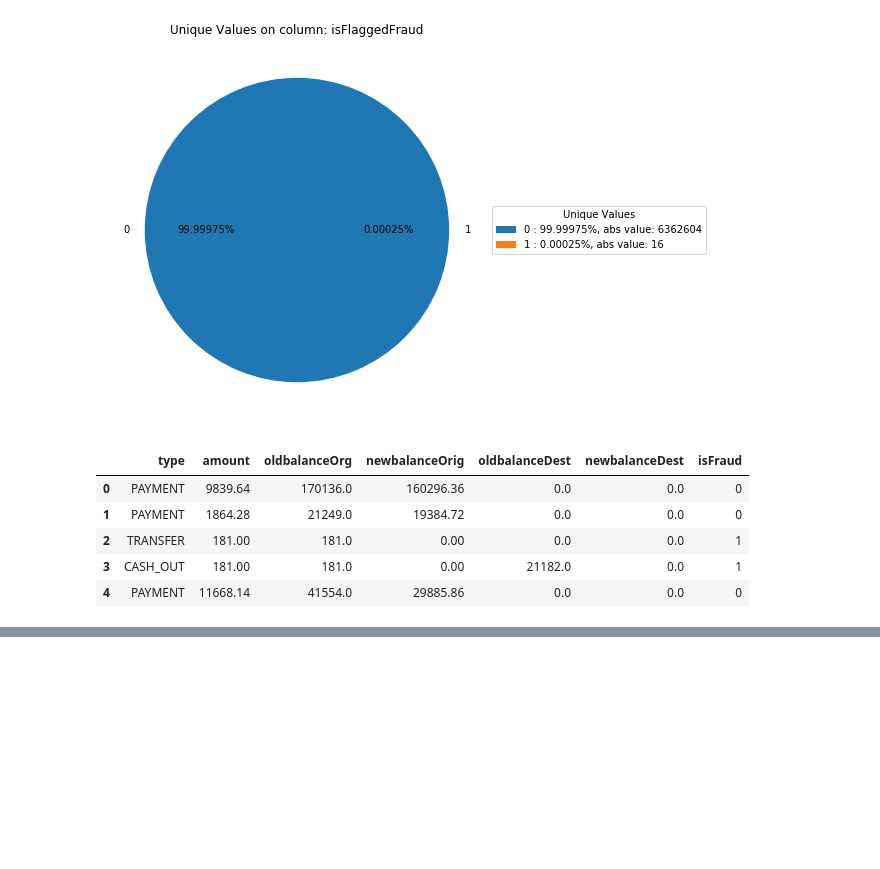
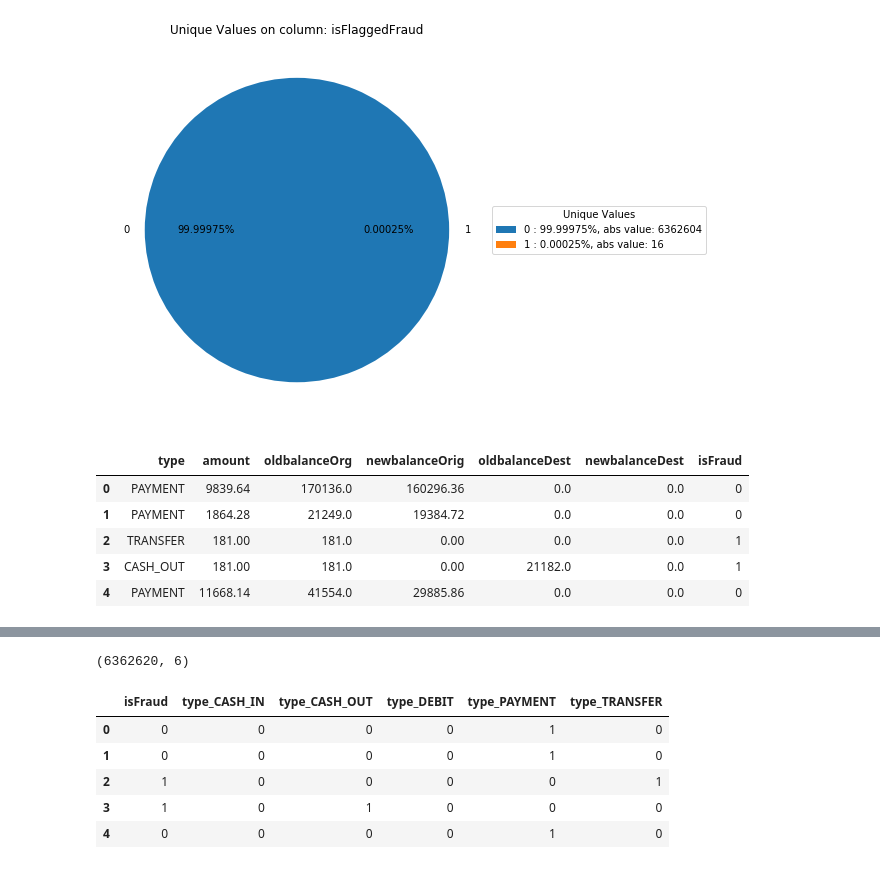
Before and after one commit to MoonL1ght/ML-Things, a Jupyter notebook: DS/autoencoder/Autoencoder pytorch.ipynb, the cells around one changed output, grey strips where cells are left out. Saved outputs shown, nothing was run; the diff lists cells and outputs as text; code cells hidden in the pictures; blank space fills up the shorter version.

```diff
--- a/DS/autoencoder/Autoencoder pytorch.ipynb
+++ b/DS/autoencoder/Autoencoder pytorch.ipynb
@@ -103,3 +107,7 @@ df.head()
 | 2 | TRANSFER | 181.00 | 181.0 | 0.00 | 0.0 | 0.0 | 1 |
 | 3 | CASH_OUT | 181.00 | 181.0 | 0.00 | 21182.0 | 0.0 | 1 |
 | 4 | PAYMENT | 11668.14 | 41554.0 | 29885.86 | 0.0 | 0.0 | 0 |
+# %%
+df_cot = data.drop(['step', 'nameOrig', 'nameDest', 'isFlaggedFraud', 'amount', 'oldbalanceOrg',
+                'newbalanceOrig' , 'oldbalanceDest', 'newbalanceDest'], axis=1)
+df_cot.head()
@@ -105,0 +148,2 @@ df.head()
+# %%
+df_cot = prep_data(df_cot)
@@ -105,0 +163,11 @@ df.head()
+# %%
+print(df_cot.shape)
+df_cot.head()
+# %% [output]
+(6362620, 6)
+|  | isFraud | type_CASH_IN | type_CASH_OUT | type_DEBIT | type_PAYMENT | type_TRANSFER |
+| 0 | 0 | 0 | 0 | 0 | 1 | 0 |
+| 1 | 0 | 0 | 0 | 0 | 1 | 0 |
+| 2 | 1 | 0 | 0 | 0 | 0 | 1 |
+| 3 | 1 | 0 | 1 | 0 | 0 | 0 |
+| 4 | 0 | 0 | 0 | 0 | 1 | 0 |
```
Also changed, not shown: parts of 18 cells of this notebook.
